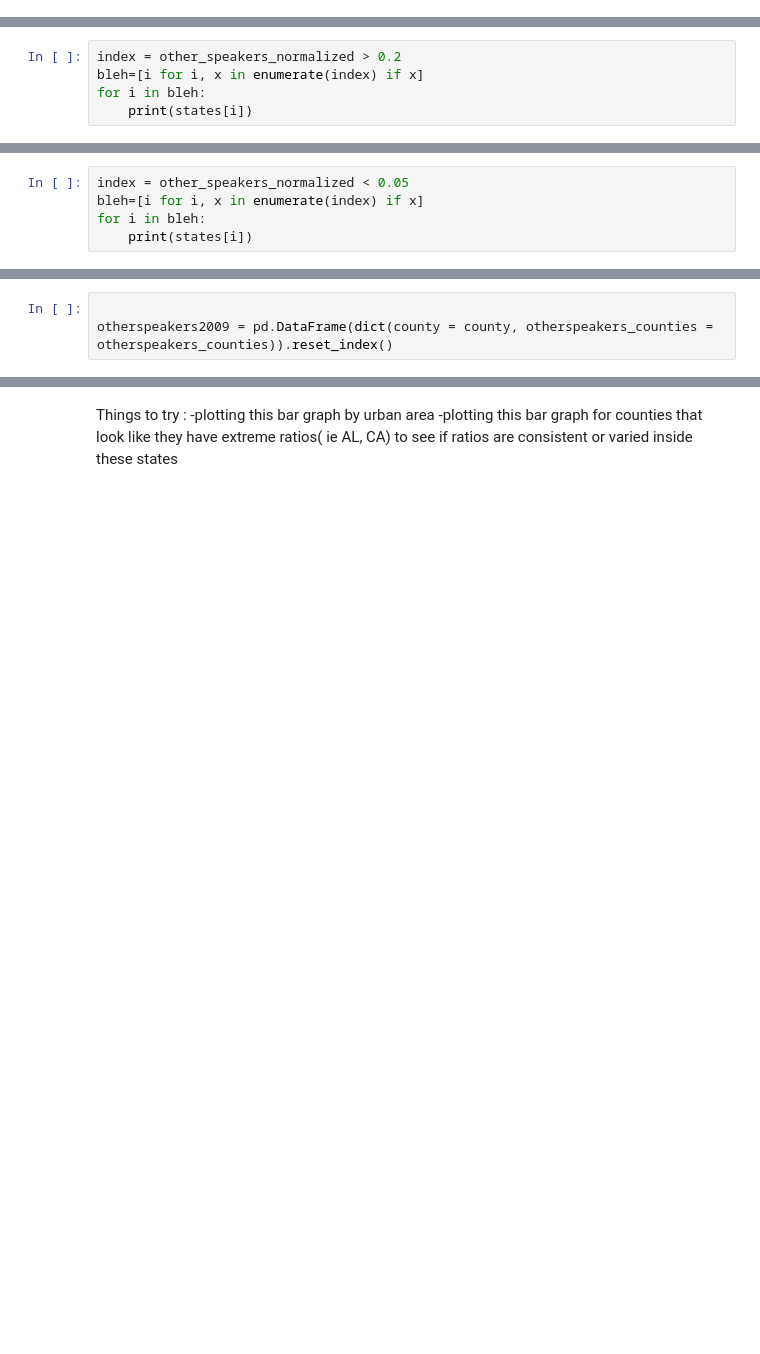
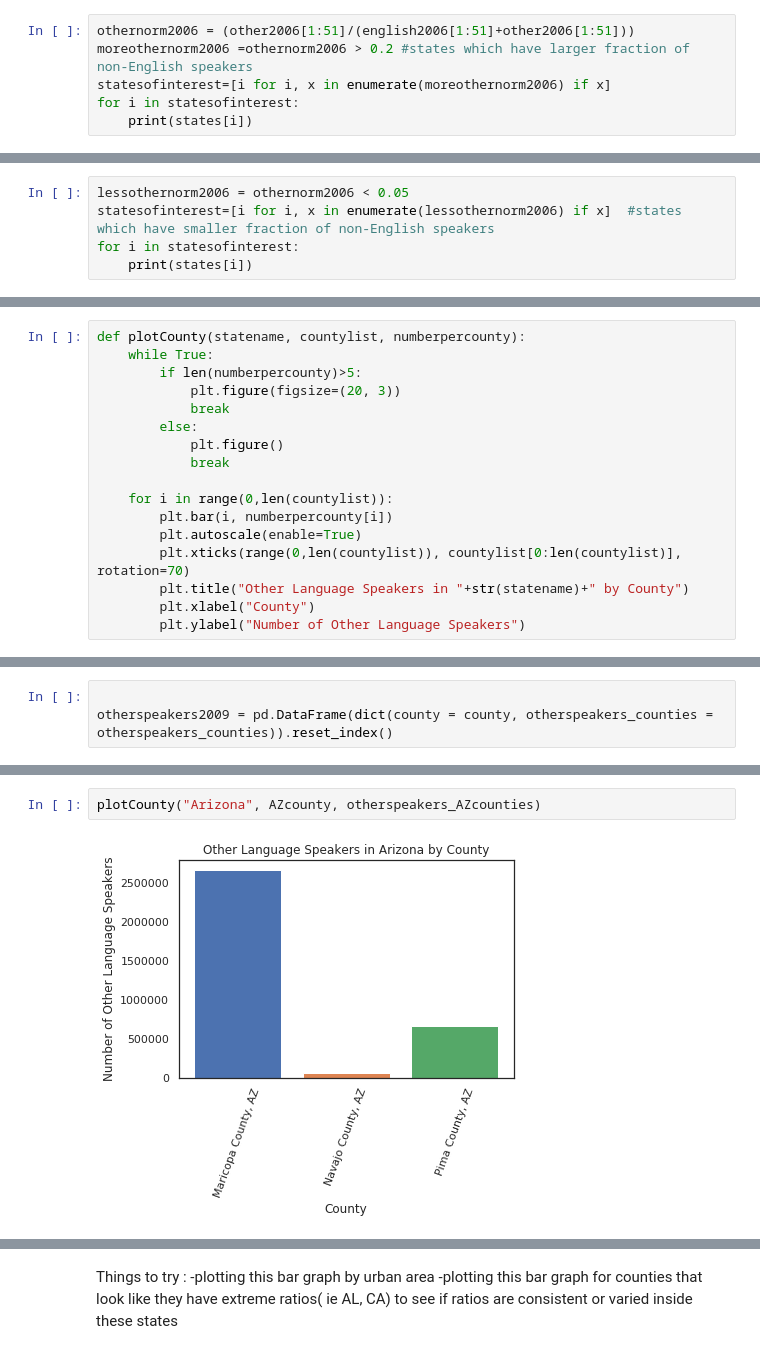
Before and after one commit to AllisonBusa/The-Mother-Tongue-of-US-Communities, a Jupyter notebook: Analysis.ipynb, the cells around one changed output, grey strips where cells are left out. Saved outputs shown, nothing was run; the diff lists cells and outputs as text; blank space fills up the shorter version.

```diff
--- a/Analysis.ipynb
+++ b/Analysis.ipynb
@@ -158,3 +152,9 @@ plotFigure(english2006, other2006 )
 These graphs show on top the portion of the population for each state that only speaks English, and on the bottom the portion of the population for each state that speaks a language other than English.
 
 We see that a large portion of the population of all U.S. states only speak English.
+# %%
+othernorm2006 = (other2006[1:51]/(english2006[1:51]+other2006[1:51]))
+moreothernorm2006 =othernorm2006 > 0.2 #states which have larger fraction of non-English speakers
+statesofinterest=[i for i, x in enumerate(moreothernorm2006) if x]
+for i in statesofinterest:
+    print(states[i])
@@ -161,5 +180,5 @@ We see that a large portion of the population of all U.S. states only speak Engl
 # %%
-index = other_speakers_normalized > 0.2
-bleh=[i for i, x in enumerate(index) if x]
-for i in bleh:
+lessothernorm2006 = othernorm2006 < 0.05
+statesofinterest=[i for i, x in enumerate(lessothernorm2006) if x]  #states which have smaller fraction of non-English speakers
+for i in statesofinterest:
     print(states[i])
@@ -169,5 +190,0 @@ print(str(other_speakers_normalized.min()))
-# %%
-index = other_speakers_normalized < 0.05
-bleh=[i for i, x in enumerate(index) if x]
-for i in bleh:
-    print(states[i])
@@ -199,6 +212,23 @@ def createCountyDataFrame(emptySeries, emptySeries2, arrayNames, textfileName, i
             emptySeries.set_value(i,df["Number of speakers1"][index])
             emptySeries2.set_value(i, sheet)
             i+=1
+# %%
+def plotCounty(statename, countylist, numberpercounty):
+    while True:
+        if len(numberpercounty)>5:
+            plt.figure(figsize=(20, 3))
+            break
+        else:
+            plt.figure()
+            break
+
+    for i in range(0,len(countylist)):
+        plt.bar(i, numberpercounty[i])
+        plt.autoscale(enable=True)
+        plt.xticks(range(0,len(countylist)), countylist[0:len(countylist)],  rotation=70)
+        plt.title("Other Language Speakers in "+str(statename)+" by County")
+        plt.xlabel("County")
+        plt.ylabel("Number of Other Language Speakers")
 # %%
 stateswerelookingat = ["AZ", "CA", "HI", "WV"]
 stateswerelookingatfull = ["Arizona", "California", "Hawaii"]
@@ -266,0 +260,4 @@ for i in range(0,len(AZcounty)):
+# %%
+plotCounty("Arizona", AZcounty, otherspeakers_AZcounties)
+# %% [output]
+[figure, added]
```
Also changed, not shown: parts of 35 cells of this notebook.
